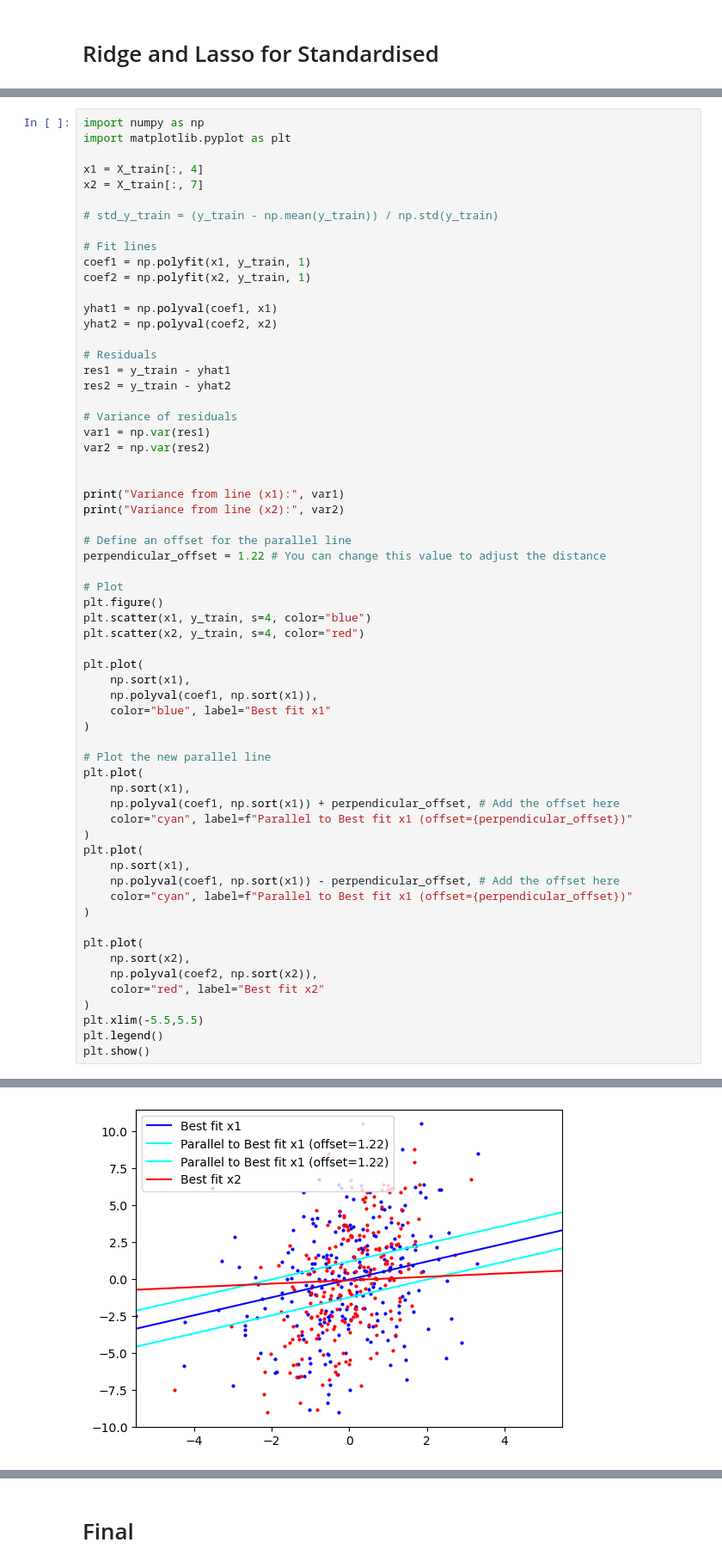
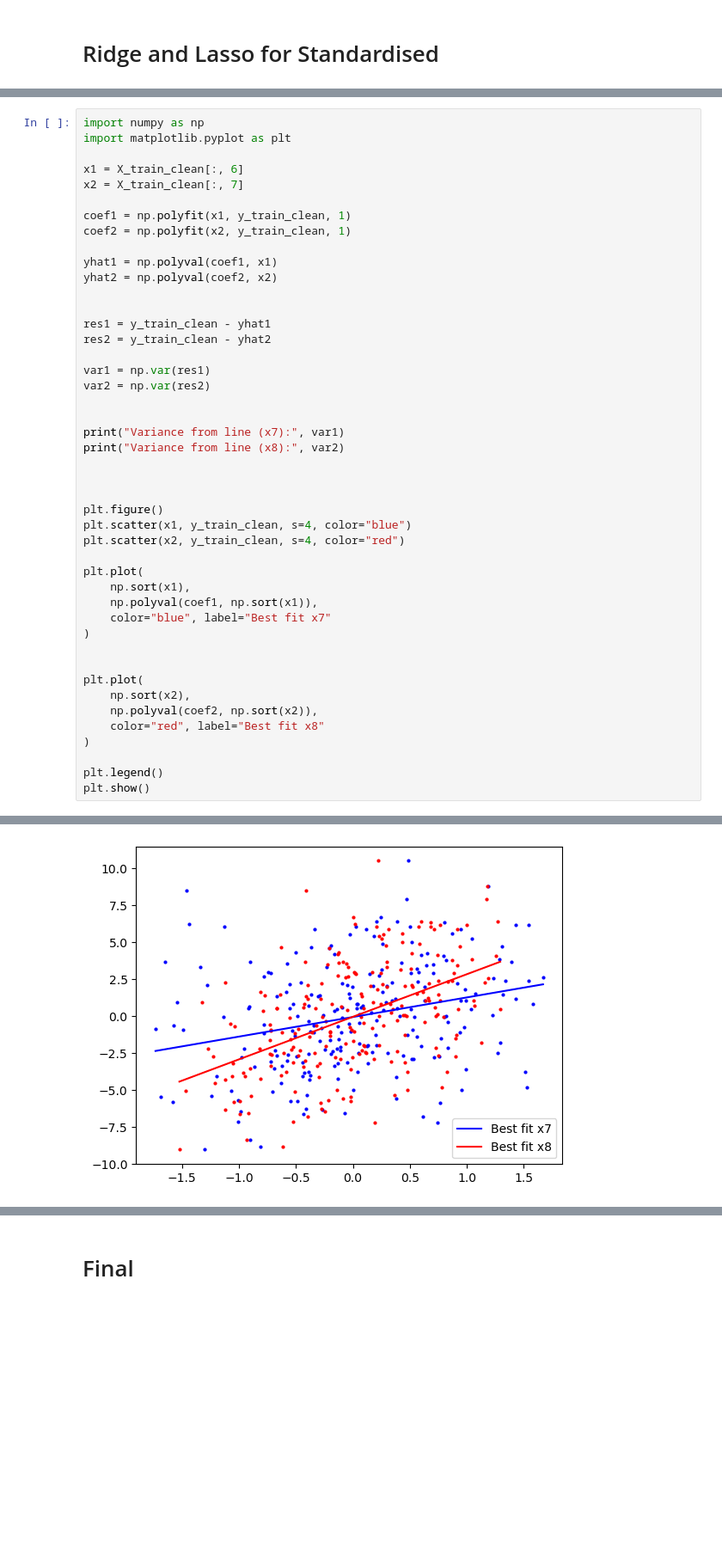
Before and after one commit to aradhana148/sem4, a Jupyter notebook: cs217 aiml/labs/Lab 1/q5/24b1006_24b1009.ipynb, the cells around one changed output, grey strips where cells are left out. Shown at 86% size. Cells and saved outputs as stored; diff of their text form; blank space fills up the shorter version.

```diff
--- a/cs217 aiml/labs/Lab 1/q5/q5_final__.ipynb
+++ b/cs217 aiml/labs/Lab 1/q5/24b1006_24b1009.ipynb
@@ -242,62 +297,45 @@ for i in range(8):
 import numpy as np
 import matplotlib.pyplot as plt
 
-x1 = X_train[:, 4]
-x2 = X_train[:, 7]
+x1 = X_train_clean[:, 6]
+x2 = X_train_clean[:, 7]
 
-# std_y_train = (y_train - np.mean(y_train)) / np.std(y_train)
-
-# Fit lines
-coef1 = np.polyfit(x1, y_train, 1)
-coef2 = np.polyfit(x2, y_train, 1)
+coef1 = np.polyfit(x1, y_train_clean, 1)
+coef2 = np.polyfit(x2, y_train_clean, 1)
 
 yhat1 = np.polyval(coef1, x1)
 yhat2 = np.polyval(coef2, x2)
 
-# Residuals
-res1 = y_train - yhat1
-res2 = y_train - yhat2
 
-# Variance of residuals
+res1 = y_train_clean - yhat1
+res2 = y_train_clean - yhat2
+
 var1 = np.var(res1)
 var2 = np.var(res2)
 
 
-print("Variance from line (x1):", var1)
-print("Variance from line (x2):", var2)
+print("Variance from line (x7):", var1)
+print("Variance from line (x8):", var2)
 
-# Define an offset for the parallel line
-perpendicular_offset = 1.22 # You can change this value to adjust the distance
 
-# Plot
+
 plt.figure()
-plt.scatter(x1, y_train, s=4, color="blue")
-plt.scatter(x2, y_train, s=4, color="red")
+plt.scatter(x1, y_train_clean, s=4, color="blue")
+plt.scatter(x2, y_train_clean, s=4, color="red")
 
 plt.plot(
     np.sort(x1),
     np.polyval(coef1, np.sort(x1)),
-    color="blue", label="Best fit x1"
+    color="blue", label="Best fit x7"
 )
 
-# Plot the new parallel line
-plt.plot(
-    np.sort(x1),
-    np.polyval(coef1, np.sort(x1)) + perpendicular_offset, # Add the offset here
-    color="cyan", label=f"Parallel to Best fit x1 (offset={perpendicular_offset})"
-)
-plt.plot(
-    np.sort(x1),
-    np.polyval(coef1, np.sort(x1)) - perpendicular_offset, # Add the offset here
-    color="cyan", label=f"Parallel to Best fit x1 (offset={perpendicular_offset})"
-)
 
 plt.plot(
     np.sort(x2),
     np.polyval(coef2, np.sort(x2)),
-    color="red", label="Best fit x2"
+    color="red", label="Best fit x8"
 )
-plt.xlim(-5.5,5.5)
+
 plt.legend()
 plt.show()
 # %% [output]
@@ -306 +344 @@ Variance from line (x2): 13.558816569206037
-[figure, old version]
+[figure, new version]
```
Also changed, not shown: parts of 24 cells of this notebook, 55 other files.
